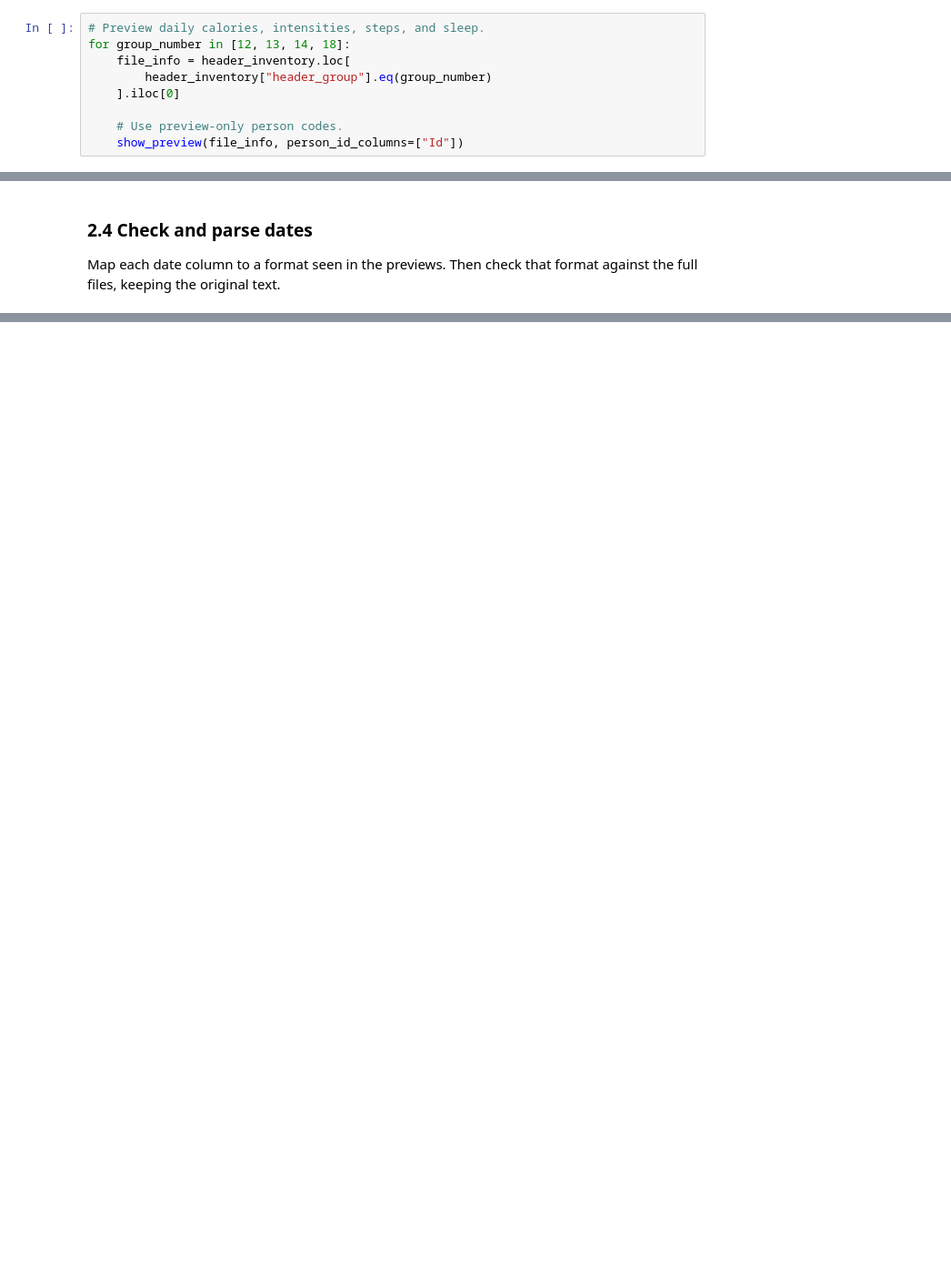
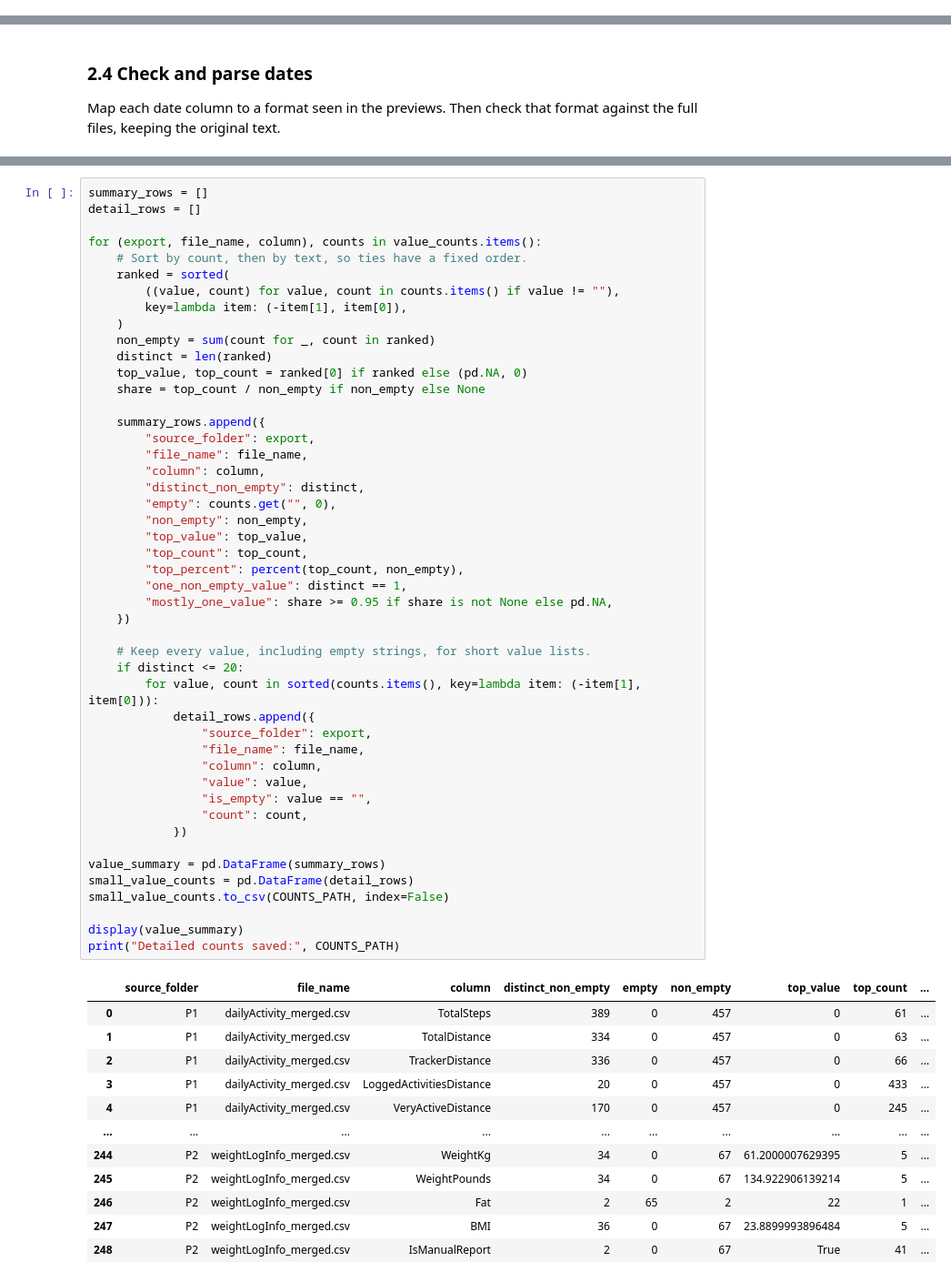
Before and after one commit to MohamadAlhajAli/fitbit-fitness-tracker, a Jupyter notebook: EDA/Simple EDA.ipynb, the cells around one changed output, grey strips where cells are left out. Shown at 91% size. Drawn from its saved outputs; the diff is of its cells as text; blank space fills up the shorter version.

```diff
--- a/EDA/Simple EDA.ipynb
+++ b/EDA/Simple EDA.ipynb
@@ -665,9 +444,0 @@ These previews show a few useful details:
-# %%
-# Preview daily calories, intensities, steps, and sleep.
-for group_number in [12, 13, 14, 18]:
-    file_info = header_inventory.loc[
-        header_inventory["header_group"].eq(group_number)
-    ].iloc[0]
-
-    # Use preview-only person codes.
-    show_preview(file_info, person_id_columns=["Id"])
@@ -1366,0 +970,60 @@ Columns needing review:
+# %%
+summary_rows = []
+detail_rows = []
+
+for (export, file_name, column), counts in value_counts.items():
+    # Sort by count, then by text, so ties have a fixed order.
+    ranked = sorted(
+        ((value, count) for value, count in counts.items() if value != ""),
+        key=lambda item: (-item[1], item[0]),
+    )
+    non_empty = sum(count for _, count in ranked)
+    distinct = len(ranked)
+    top_value, top_count = ranked[0] if ranked else (pd.NA, 0)
+    share = top_count / non_empty if non_empty else None
+
+    summary_rows.append({
+        "source_folder": export,
+        "file_name": file_name,
+        "column": column,
+        "distinct_non_empty": distinct,
+        "empty": counts.get("", 0),
+        "non_empty": non_empty,
+        "top_value": top_value,
+        "top_count": top_count,
+        "top_percent": percent(top_count, non_empty),
+        "one_non_empty_value": distinct == 1,
+        "mostly_one_value": share >= 0.95 if share is not None else pd.NA,
+    })
+
+    # Keep every value, including empty strings, for short value lists.
+    if distinct <= 20:
+        for value, count in sorted(counts.items(), key=lambda item: (-item[1], item[0])):
+            detail_rows.append({
+                "source_folder": export,
+                "file_name": file_name,
+                "column": column,
+                "value": value,
+                "is_empty": value == "",
+                "count": count,
+            })
+
+value_summary = pd.DataFrame(summary_rows)
+small_value_counts = pd.DataFrame(detail_rows)
+small_value_counts.to_csv(COUNTS_PATH, index=False)
+
+display(value_summary)
+print("Detailed counts saved:", COUNTS_PATH)
+# %% [output]
+|  | source_folder | file_name | column | distinct_non_empty | empty | non_empty | top_value | top_count | ... |
+| 0 | P1 | dailyActivity_merged.csv | TotalSteps | 389 | 0 | 457 | 0 | 61 | ... |
+| 1 | P1 | dailyActivity_merged.csv | TotalDistance | 334 | 0 | 457 | 0 | 63 | ... |
+| 2 | P1 | dailyActivity_merged.csv | TrackerDistance | 336 | 0 | 457 | 0 | 66 | ... |
+| 3 | P1 | dailyActivity_merged.csv | LoggedActivitiesDistance | 20 | 0 | 457 | 0 | 433 | ... |
+| 4 | P1 | dailyActivity_merged.csv | VeryActiveDistance | 170 | 0 | 457 | 0 | 245 | ... |
+| ... | ... | ... | ... | ... | ... | ... | ... | ... | ... |
+| 244 | P2 | weightLogInfo_merged.csv | WeightKg | 34 | 0 | 67 | 61.2000007629395 | 5 | ... |
+| 245 | P2 | weightLogInfo_merged.csv | WeightPounds | 34 | 0 | 67 | 134.922906139214 | 5 | ... |
+| 246 | P2 | weightLogInfo_merged.csv | Fat | 2 | 65 | 2 | 22 | 1 | ... |
+| 247 | P2 | weightLogInfo_merged.csv | BMI | 36 | 0 | 67 | 23.8899993896484 | 5 | ... |
+| 248 | P2 | weightLogInfo_merged.csv | IsManualReport | 2 | 0 | 67 | True | 41 | ... |
```
Also changed, not shown: parts of 55 cells of this notebook, 4 other files.
